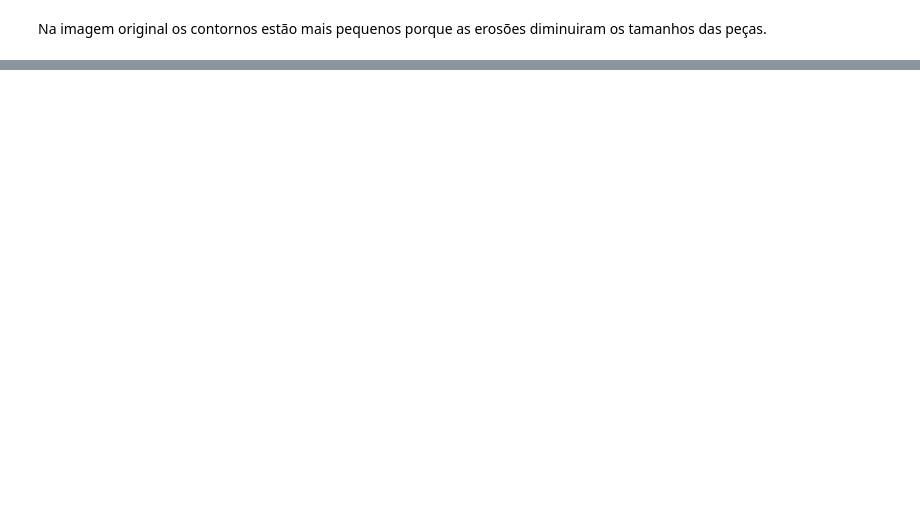
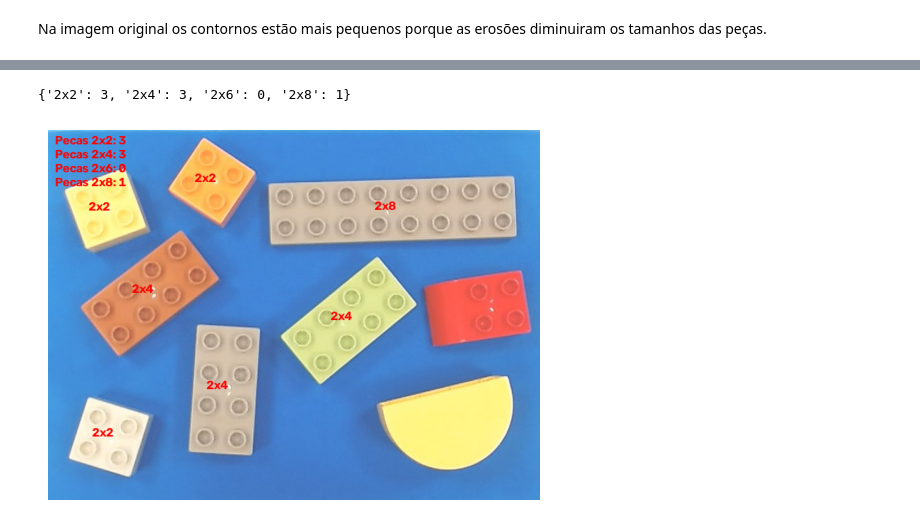
Before and after one commit to beatizisjesus-ctrl/PIV_TP1, a Jupyter notebook: PIV_TP1.ipynb, the cells around one changed output, grey strips where cells are left out. Cells and saved outputs as stored; diff of their text form; code cells hidden in the pictures; blank space fills up the shorter version.

```diff
--- a/PIV_TP1.ipynb
+++ b/PIV_TP1.ipynb
@@ -170,16 +171,16 @@ plt.show()
 # %% [markdown]
 Na imagem original os contornos estão mais pequenos porque as erosões diminuiram os tamanhos das peças.
 # %%
-# Extração de Características
+# # Extração de Características
 
-minAreas = [cv2.minAreaRect(c) for c in contornos]
+# minAreas = [cv2.minAreaRect(c) for c in contornos]
 
-img = treino_sep[6].copy()
-for k, r in enumerate(minAreas):
-    caixa = cv2.boxPoints(r).astype(np.int32)
-    cv2.drawContours(img, [caixa], -1, 128, 3)          # 128 = cinzento
-    plt.text(r[0][0], r[0][1], str(k), color="red", fontsize=14)
+# img = treino_sep[6].copy()
+# for k, r in enumerate(minAreas):
+#     caixa = cv2.boxPoints(r).astype(np.int32)
+#     cv2.drawContours(img, [caixa], -1, 128, 3)          # 128 = cinzento
+#     plt.text(r[0][0], r[0][1], str(k), color="red", fontsize=14)
 
-plt.imshow(img, cmap="gray")
-plt.axis("off")
-plt.show()
+# plt.imshow(img, cmap="gray")
+# plt.axis("off")
+# plt.show()
@@ -203,2 +255,51 @@ plt.show()
 # %%
 # Classificação
+
+def classificar(m):
+    # rejeitar o que não é retangular (semicírculo, outras peças, ruído)
+    if m["retangularidade"] < 0.85:
+        return None
+    r = m["razao"]
+    # classificar pela razão, com zonas de rejeição entre as classes
+    if 0.85 <= r <= 1.25:
+        return "2x2"
+    elif 1.75 <= r <= 2.25:
+        return "2x4"
+    elif 2.6 <= r <= 3.3:
+        return "2x6"
+    elif 3.5 <= r <= 4.3:
+        return "2x8"
+    return None   # razão fora das classes (ex.: peça vermelha curva, 1.54)
+
+# Escreve na imagem as peças identificadas
+def contar(img_bin, img_cor):
+    contagem = {"2x2": 0, "2x4": 0, "2x6": 0, "2x8": 0}
+    saida = img_cor.copy()
+    conts, _ = cv2.findContours(img_bin, cv2.RETR_EXTERNAL, cv2.CHAIN_APPROX_SIMPLE)
+
+    for c in conts:
+        m = medir(c)
+        tipo = classificar(m)
+        if tipo is None:
+            continue                      # peça rejeitada: não se escreve nada
+        contagem[tipo] += 1
+        cx, cy = m["centro"]
+        cv2.putText(saida, tipo, (int(cx) - 25, int(cy)),
+                    cv2.FONT_HERSHEY_SIMPLEX, 0.6, (0, 0, 255), 2)   # vermelho (BGR)
+
+    # resumo no canto superior esquerdo
+    for k, tipo in enumerate(["2x2", "2x4", "2x6", "2x8"]):
+        cv2.putText(saida, f"Pecas {tipo}: {contagem[tipo]}", (10, 20 + 20 * k),
+                    cv2.FONT_HERSHEY_SIMPLEX, 0.6, (0, 0, 255), 2)
+    return contagem, saida
+
+
+i = 0
+contagem, saida = contar(treino_sep[i], treino[i])
+print(contagem)
+plt.imshow(saida[:, :, ::-1])
+plt.axis("off")
+plt.show()
+# %% [output]
+{'2x2': 3, '2x4': 3, '2x6': 0, '2x8': 1}
+[figure, added]
```
Also changed, not shown: parts of 10 cells of this notebook.
